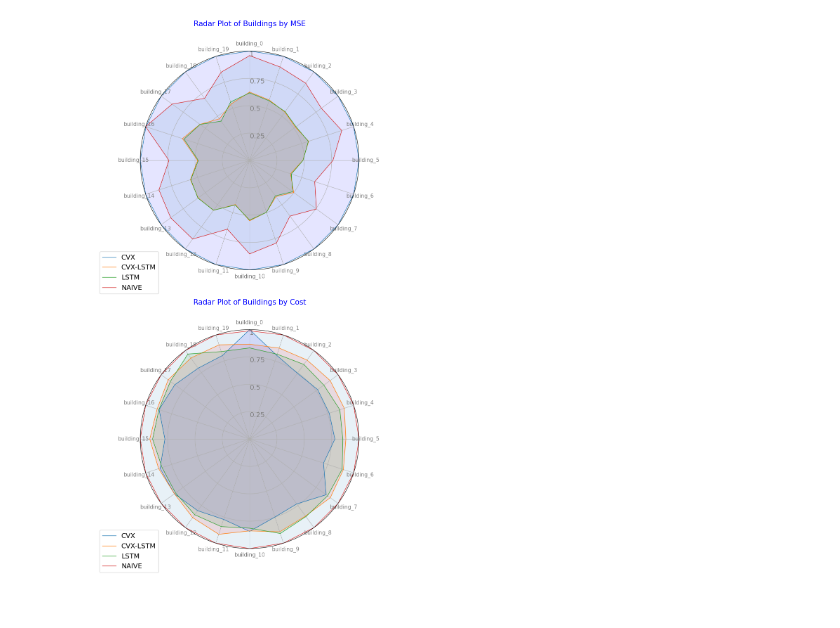
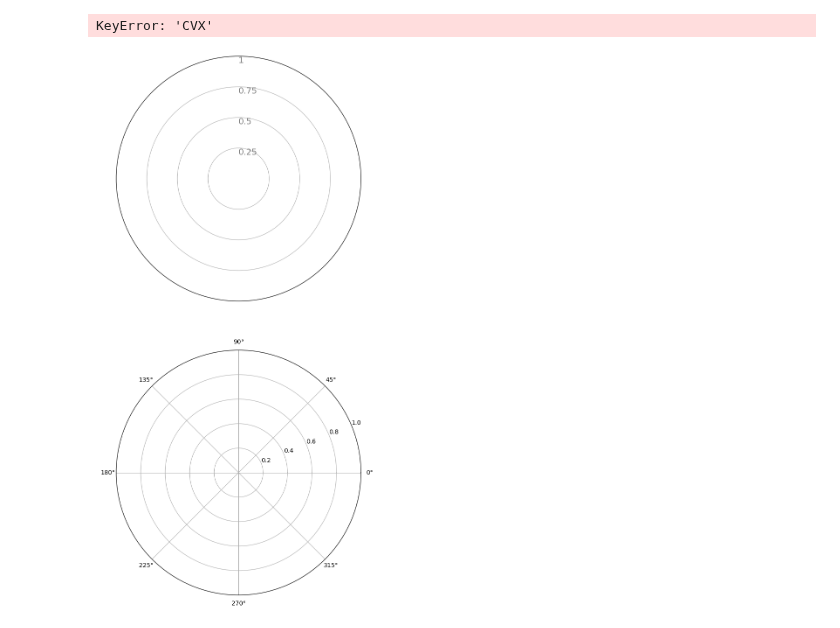
Before and after one commit to Joris-Dprtr/DFL_PVB, a Jupyter notebook: notebooks/figures.ipynb, the cells around one changed output. Cells and saved outputs as stored; diff of their text form; code cells hidden in the pictures.

```diff
--- a/notebooks/figures.ipynb
+++ b/notebooks/figures.ipynb
@@ -83,19 +70,21 @@ def reset_multiindex_building_indices(df):
 # %%
 from sklearn.preprocessing import MinMaxScaler
+
 # Create a new DataFrame to store scaled values
 scaled_data = combined_df.copy()
 
-# Initialize a scaler for each building and apply it
+# Initialize the MinMaxScaler
 scaler = MinMaxScaler()
 
-for i in range(0,len(files)*6,6):
+# Get unique building names
+buildings = combined_df.index.get_level_values(0).unique()
+
+for building in buildings:
     # Filter rows for the current building
-    current_building = combined_df[i:i+6].copy()
+    current_building = combined_df.loc[building].copy()
 
-    # Apply MinMaxScaler to 'real' and 'rmse' separately
-    mse_scaled = scaler.fit_transform(current_building[['MSE']])
-    cost_scaled = scaler.fit_transform(current_building[['Cost']])
+    # Apply MinMaxScaler to 'MSE' and 'Cost'
+    current_building[['MSE', 'Cost']] = scaler.fit_transform(current_building[['MSE', 'Cost']])
 
-    # Update the scaled DataFrame
-    scaled_data.loc[files[int(i/6)].rstrip('.csv'),'MSE'] = mse_scaled
-    scaled_data.loc[files[int(i/6)].rstrip('.csv'),'Cost'] = cost_scaled
+    # Assign back to scaled_data
+    scaled_data.loc[building] = current_building
@@ -104,2 +90,0 @@ scaled_data.to_csv('../results/overall_results.csv')
-# %%
-scaled_data = reset_multiindex_building_indices(scaled_data)
@@ -120,5 +108,7 @@ N = len(categories)
 # %%
 # Calculate angles for the radar chart
+N = len(files)
+
 angles = [n / float(N) * 2 * pi for n in range(N)]
 angles += angles[:1]  # Close the circle
 # %%
@@ -174,35 +164,45 @@ def create_radar_plot(ax, title, data, angle_labels, group_labels, strip, ylim=(
     # Add legend and title
     ax.legend(loc='upper right', bbox_to_anchor=(0.1, 0.1), fontsize=14)
     ax.set_title(title, size=15, color='blue', y=1.1)
+# %%
+# Pivot the table so that buildings are columns and models are the index
+radar_df = scaled_data.pivot_table(index='Model', columns='Building', values=['MSE', 'Cost'])
+
+# Flatten the MultiIndex columns (convert them to simple column names)
+radar_df.columns = [f"{metric}_{building}" for metric, building in radar_df.columns]
+
+# Reset index so 'Model' remains as the row index
+radar_df = radar_df.T  # Transpose to match the expected structure
 # %%
 # Prepare figure and axes for two radar plots
 fig, axs = plt.subplots(2, 1, figsize=(8, 16), subplot_kw=dict(polar=True))
 
 # Radar Plot 1: RMSE
 create_radar_plot(
     ax=axs[0],
     title="Radar Plot of Buildings by MSE",
     data=radar_df[radar_df.columns[len(files):]],  # Subset of RMSE data
     angle_labels=radar_df.columns[len(files):],
-    group_labels=['CVX', 'CVX-LSTM', 'LSTM', 'NAIVE'],
+    group_labels=['CVX', 'LSTM-CVX', 'LSTM', 'NAIVE'],
     strip='MSE_'
 )
 
 # Radar Plot 2: Cost
 create_radar_plot(
     ax=axs[1],
     title="Radar Plot of Buildings by Cost",
     data=radar_df[radar_df.columns[:len(files)]],  # Subset of Cost data
     angle_labels=radar_df.columns[:len(files)],
-    group_labels=['CVX', 'CVX-LSTM', 'LSTM', 'NAIVE'],
+    group_labels=['CVX', 'LSTM-CVX', 'LSTM', 'NAIVE'],
     strip='Cost_'
 )
 
 # Adjust layout and display the plots
 plt.tight_layout()
 plt.show()
 # %% [output]
+KeyError: 'CVX'
-[figure, old version]
+[figure, new version]
 # %%
 import matplotlib.pyplot as plt
 
```
Also changed, not shown: parts of 14 cells of this notebook.
